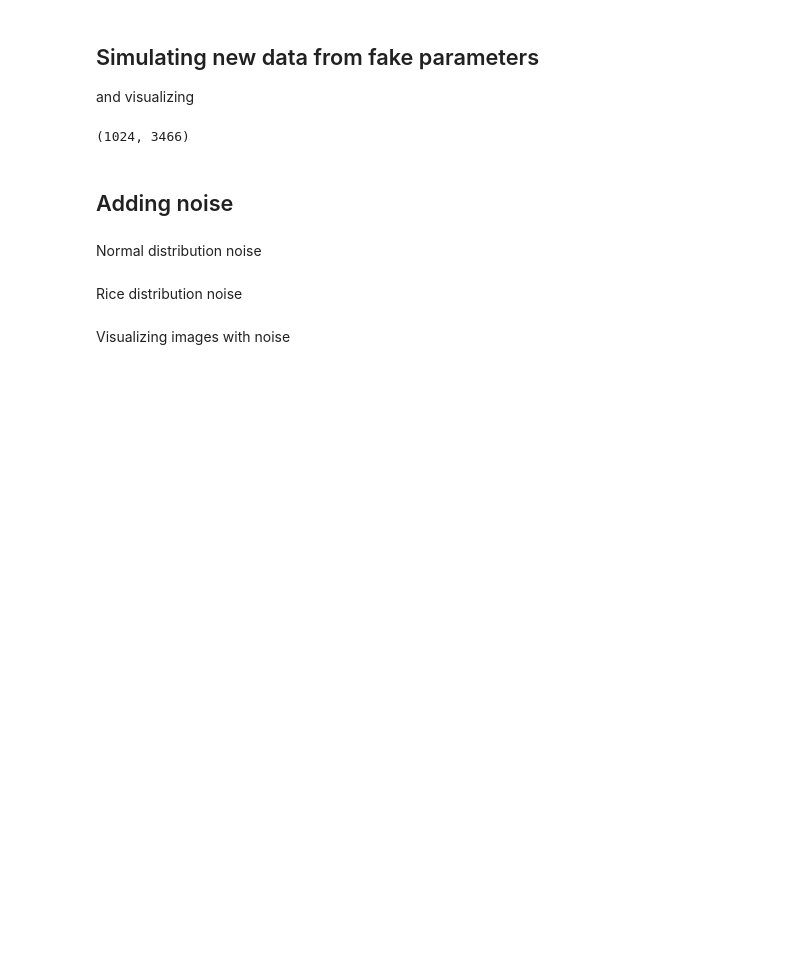
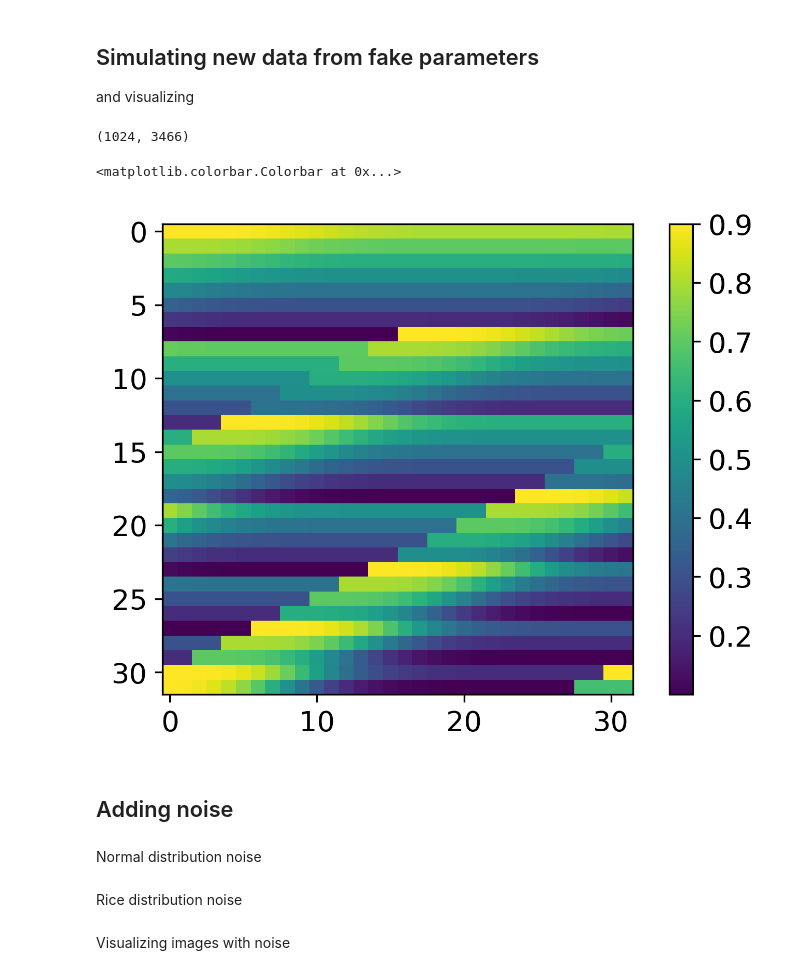
Before and after one commit to theavage/Master-project, a Jupyter notebook: network/simulate_data.ipynb, the cells around one changed output. Drawn from its saved outputs; the diff is of its cells as text; code cells hidden in the pictures; blank space fills up the shorter version.

```diff
--- a/network/simulate_data.ipynb
+++ b/network/simulate_data.ipynb
@@ -178,6 +185,12 @@ np.save('simulated_3466.npy',simulated_signal)
 simulated_signal.shape
 # %% [output]
 (1024, 3466)
+# %%
+plt.imshow(simulated_signal[:,:,3465])
+plt.colorbar()
+# %% [output]
+<matplotlib.colorbar.Colorbar at 0x...>
+[figure, added]
 # %% [markdown]
 ## Adding noise
 # %% [markdown]
```
Also changed, not shown: parts of 4 cells of this notebook, 10 other files.
